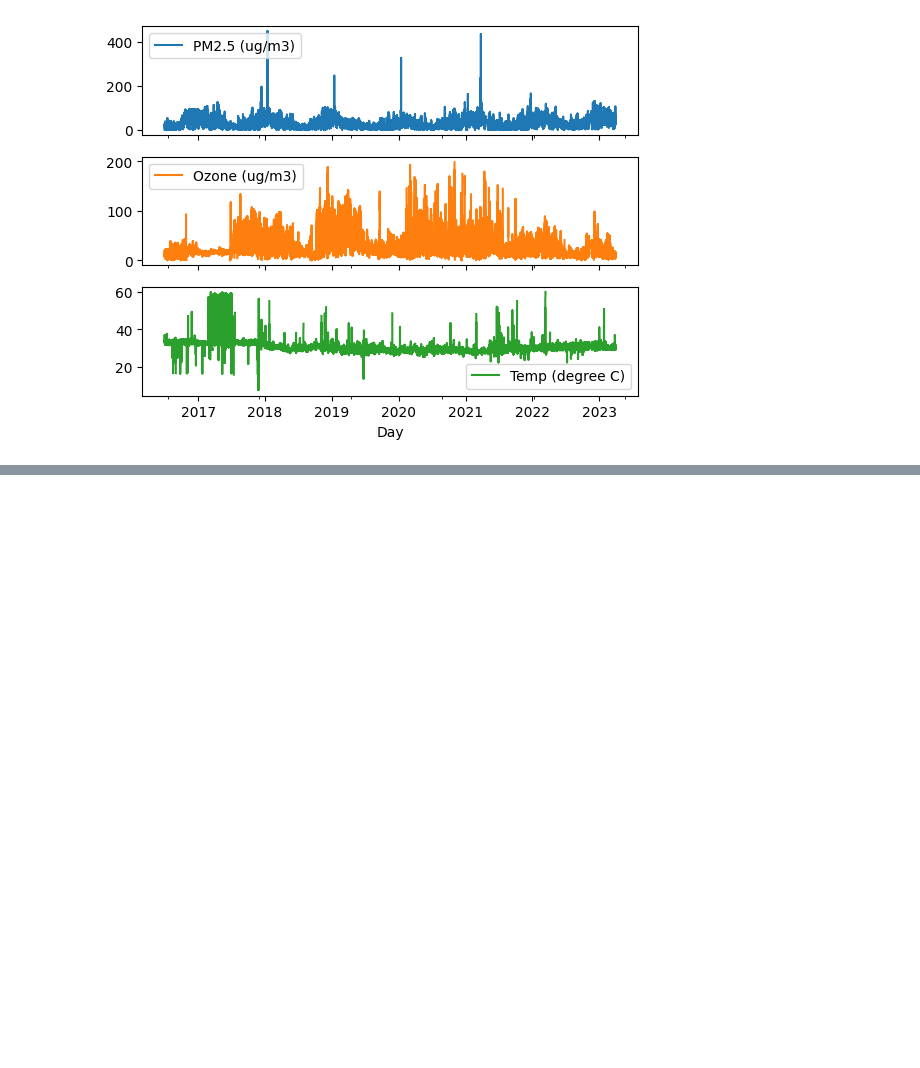
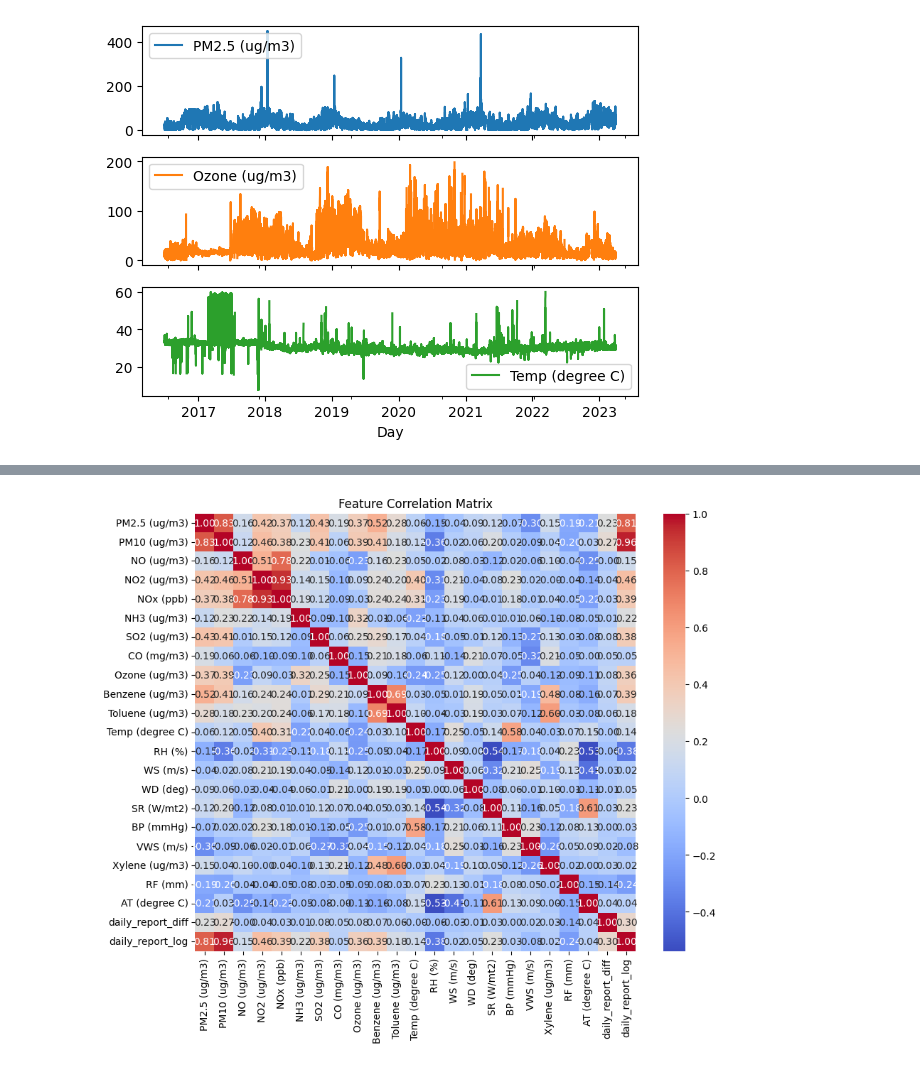
Before and after one commit to akhileshmanukonda/Air-quality-project-, a Jupyter notebook: Data_science_project.ipynb, the cells around one changed output, grey strips where cells are left out. Cells and saved outputs as stored; diff of their text form; code cells hidden in the pictures; blank space fills up the shorter version.

```diff
--- a/Data_science_project.ipynb
+++ b/Data_science_project.ipynb
@@ -121,5 +130,2 @@ plt.show()
 # %% [markdown]
 # **preprocessing for Lstm model**
-# %%
-# use fillna
-daily_report.fillna(0, inplace=True)
@@ -228,0 +163,7 @@ plt.show()
+# %%
+plt.figure(figsize=(10, 8))
+sns.heatmap(daily_report.drop('Day', axis=1).corr(), annot=True, cmap='coolwarm', fmt='.2f')  # Drop the 'Day' column
+plt.title('Feature Correlation Matrix')
+plt.show()
+# %% [output]
+[figure, added]
```
Also changed, not shown: parts of 48 cells of this notebook.
